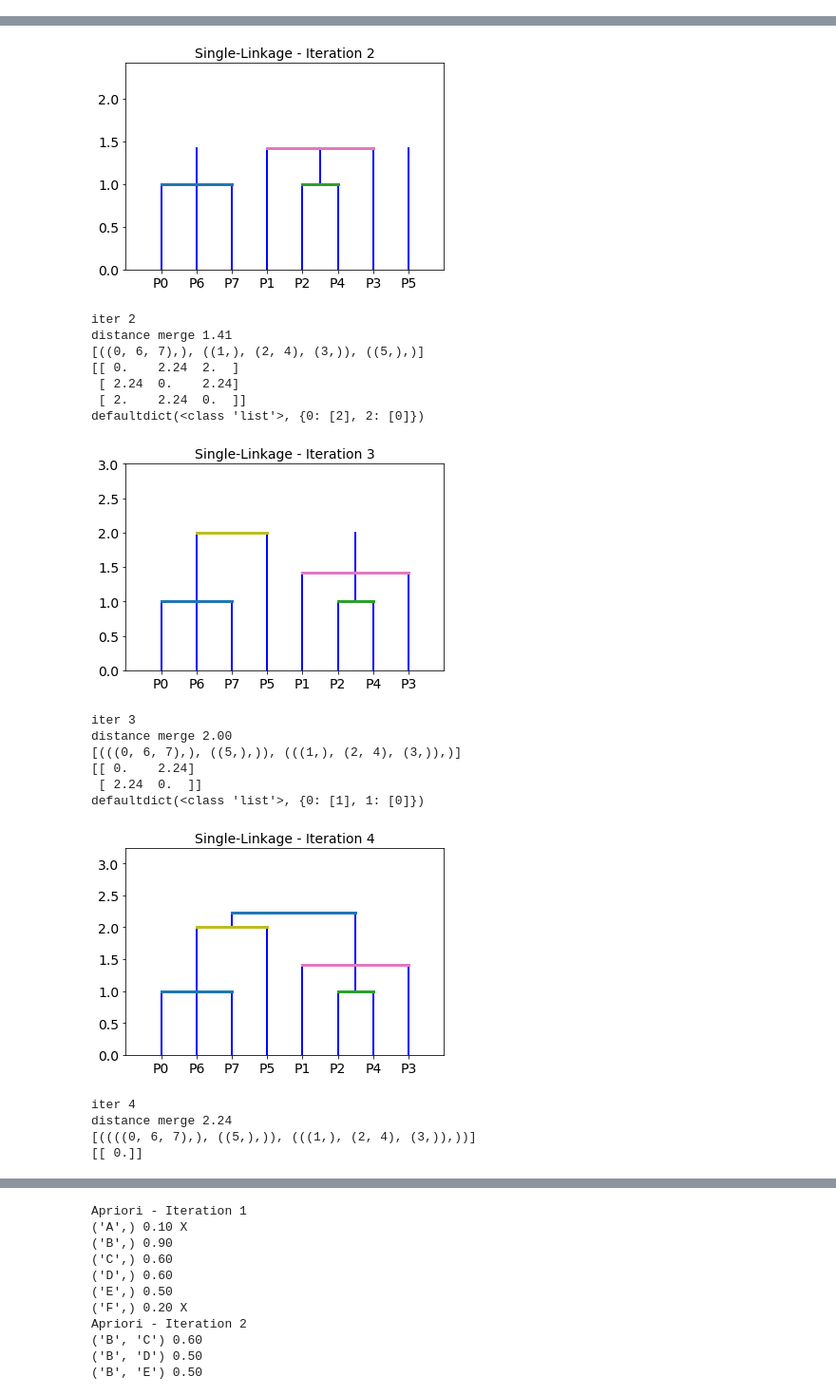
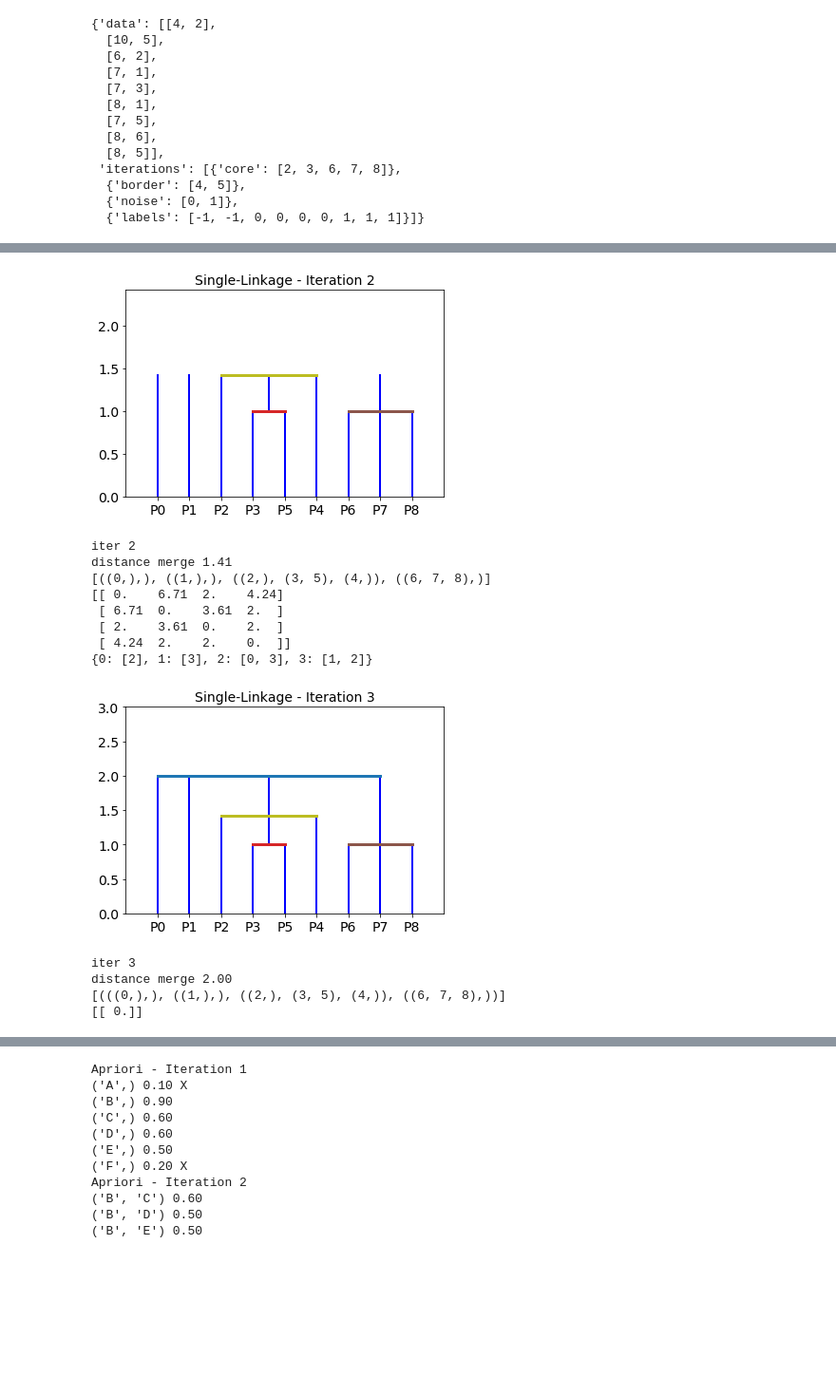
Before and after one commit to riccotti/DidacticDataMining, a Jupyter notebook: tutorial.ipynb, the cells around one changed output, grey strips where cells are left out. Shown: that part at 95% size. Saved outputs shown, nothing was run; the diff lists cells and outputs as text; code cells hidden in the pictures; blank space fills up the shorter version.

Commit message:
get_jdata

```diff
--- a/tutorial.ipynb
+++ b/tutorial.ipynb
@@ -10,4 +9,14 @@ The autoreload extension is already loaded. To reload it, use:
 # %%
-dataset = ddm.create_dataset(npoints=10, minvalue=0, maxvalue=10)
+#dataset = ddm.create_dataset(npoints=10, minvalue=0, maxvalue=10)
+dataset = np.asarray([[4,2],
+                    [10,5],
+                    [6,2],
+                    [7,1],
+                    [7,3],
+                    [8,1],
+                    [7,5],
+                    [8,6],
+                    [8,5]])
+
 ddm.print_dataset(dataset)
 # %% [output]
@@ -39,20 +32,3 @@ array([[9, 5],
-# %%
-dataset = np.array([
-    #[2,2],
-#[3,2],
-#[3,3],
-#[4,4],
-#[2,5],
-    [4,2],
-[10,5],
-[6,2],
-[7,1],
-[7,3],
-[8,1],
-[7,5],
-[8,6],
-[8,5]
-])
 # %%
 kmeans = ddm.DidatticKMeans(K=2, centroid_indexs=(1, 2), dist=ddm.euclidean_distance)
 kmeans.fit(dataset, step_by_step=False)
@@ -87,6 +76,22 @@ defaultdict(<class 'set'>, {0: {2, 3, 4, 5}, 1: {8, 6, 7}})
+# %%
+dbscan.get_jdata()
+# %% [output]
+{'data': [[4, 2],
+  [10, 5],
+  [6, 2],
+  [7, 1],
+  [7, 3],
+  [8, 1],
+  [7, 5],
+  [8, 6],
+  [8, 5]],
+ 'iterations': [{'core': [2, 3, 6, 7, 8]},
+  {'border': [4, 5]},
+  {'noise': [0, 1]},
+  {'labels': [-1, -1, 0, 0, 0, 0, 1, 1, 1]}]}
 # %%
 hier = ddm.DidatticHierarchical()
-hier.fit(dataset, link_criteria='min', use_distances=True, step_by_step=False)
+hier.fit(dataset, link_criteria='min', use_distances=True, distance_type='euclidean', step_by_step=False)
 # %% [output]
 iter 0
 distance merge 0.00
@@ -113,20 +120,14 @@ defaultdict(<class 'list'>, {1: [2, 3], 2: [1], 3: [1]})
-[figure, old version]
+[figure, new version]
 iter 2
 distance merge 1.41
-[((0, 6, 7),), ((1,), (2, 4), (3,)), ((5,),)]
-[[ 0.    2.24  2.  ]
- [ 2.24  0.    2.24]
- [ 2.    2.24  0.  ]]
-defaultdict(<class 'list'>, {0: [2], 2: [0]})
+[((0,),), ((1,),), ((2,), (3, 5), (4,)), ((6, 7, 8),)]
+[[ 0.    6.71  2.    4.24]
+ [ 6.71  0.    3.61  2.  ]
+ [ 2.    3.61  0.    2.  ]
+ [ 4.24  2.    2.    0.  ]]
+{0: [2], 1: [3], 2: [0, 3], 3: [1, 2]}
-[figure, old version]
+[figure, new version]
 iter 3
 distance merge 2.00
-[(((0, 6, 7),), ((5,),)), (((1,), (2, 4), (3,)),)]
-[[ 0.    2.24]
- [ 2.24  0.  ]]
-defaultdict(<class 'list'>, {0: [1], 1: [0]})
+[(((0,),), ((1,),), ((2,), (3, 5), (4,)), ((6, 7, 8),))]
+[[ 0.]]
-[figure, removed]
-iter 4
-distance merge 2.24
-[((((0, 6, 7),), ((5,),)), (((1,), (2, 4), (3,)),))]
-[[ 0.]]
```
Also changed, not shown: parts of 26 cells of this notebook, 3 other files.
